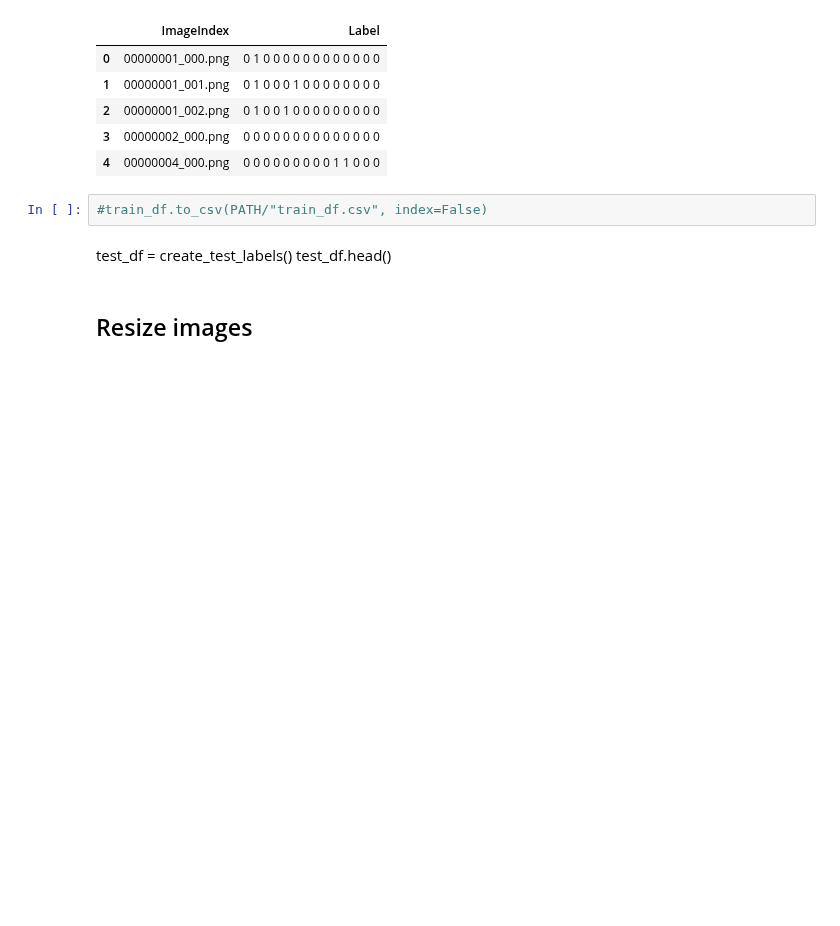
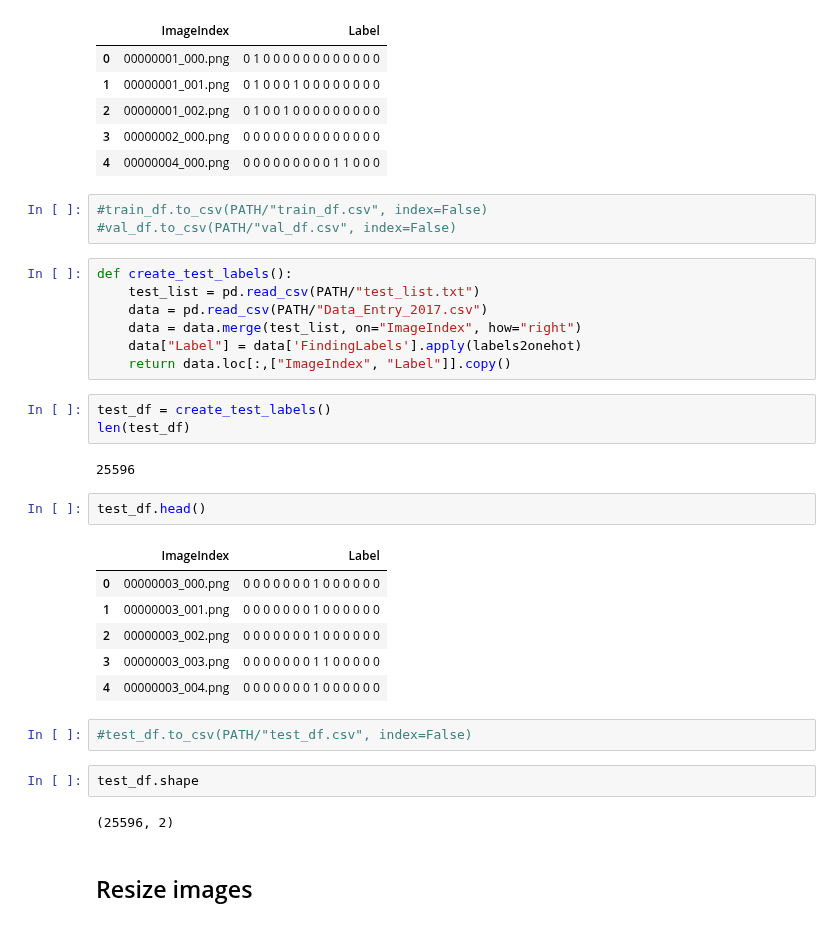
Before and after one commit to yanneta/dl-course, a Jupyter notebook: CheXNet-exps-preprocessing.ipynb, the cells around one changed output. Cells and saved outputs as stored; diff of their text form; blank space fills up the shorter version.

```diff
--- a/CheXNet-exps-preprocessing.ipynb
+++ b/CheXNet-exps-preprocessing.ipynb
@@ -119,11 +104,36 @@ train_df.head()
 | 2 | 00000001_002.png | 0 1 0 0 1 0 0 0 0 0 0 0 0 0 |
 | 3 | 00000002_000.png | 0 0 0 0 0 0 0 0 0 0 0 0 0 0 |
 | 4 | 00000004_000.png | 0 0 0 0 0 0 0 0 0 1 1 0 0 0 |
+# %%
+#train_df.to_csv(PATH/"train_df.csv", index=False)
+#val_df.to_csv(PATH/"val_df.csv", index=False)
+# %%
+def create_test_labels():
+    test_list = pd.read_csv(PATH/"test_list.txt")
+    data = pd.read_csv(PATH/"Data_Entry_2017.csv")
+    data = data.merge(test_list, on="ImageIndex", how="right")
+    data["Label"] = data['FindingLabels'].apply(labels2onehot)
+    return data.loc[:,["ImageIndex", "Label"]].copy()
+# %%
+test_df = create_test_labels()
+len(test_df)
+# %% [output]
+25596
+# %%
+test_df.head()
+# %% [output]
+|  | ImageIndex | Label |
+| 0 | 00000003_000.png | 0 0 0 0 0 0 0 1 0 0 0 0 0 0 |
+| 1 | 00000003_001.png | 0 0 0 0 0 0 0 1 0 0 0 0 0 0 |
+| 2 | 00000003_002.png | 0 0 0 0 0 0 0 1 0 0 0 0 0 0 |
+| 3 | 00000003_003.png | 0 0 0 0 0 0 0 1 1 0 0 0 0 0 |
+| 4 | 00000003_004.png | 0 0 0 0 0 0 0 1 0 0 0 0 0 0 |
 # %%
-#train_df.to_csv(PATH/"train_df.csv", index=False)
+#test_df.to_csv(PATH/"test_df.csv", index=False)
-# %% [markdown]
-test_df =  create_test_labels()
-test_df.head()
+# %%
+test_df.shape
+# %% [output]
+(25596, 2)
 # %% [markdown]
 ## Resize images
 # %%
```
Also changed, not shown: parts of 7 cells of this notebook.
